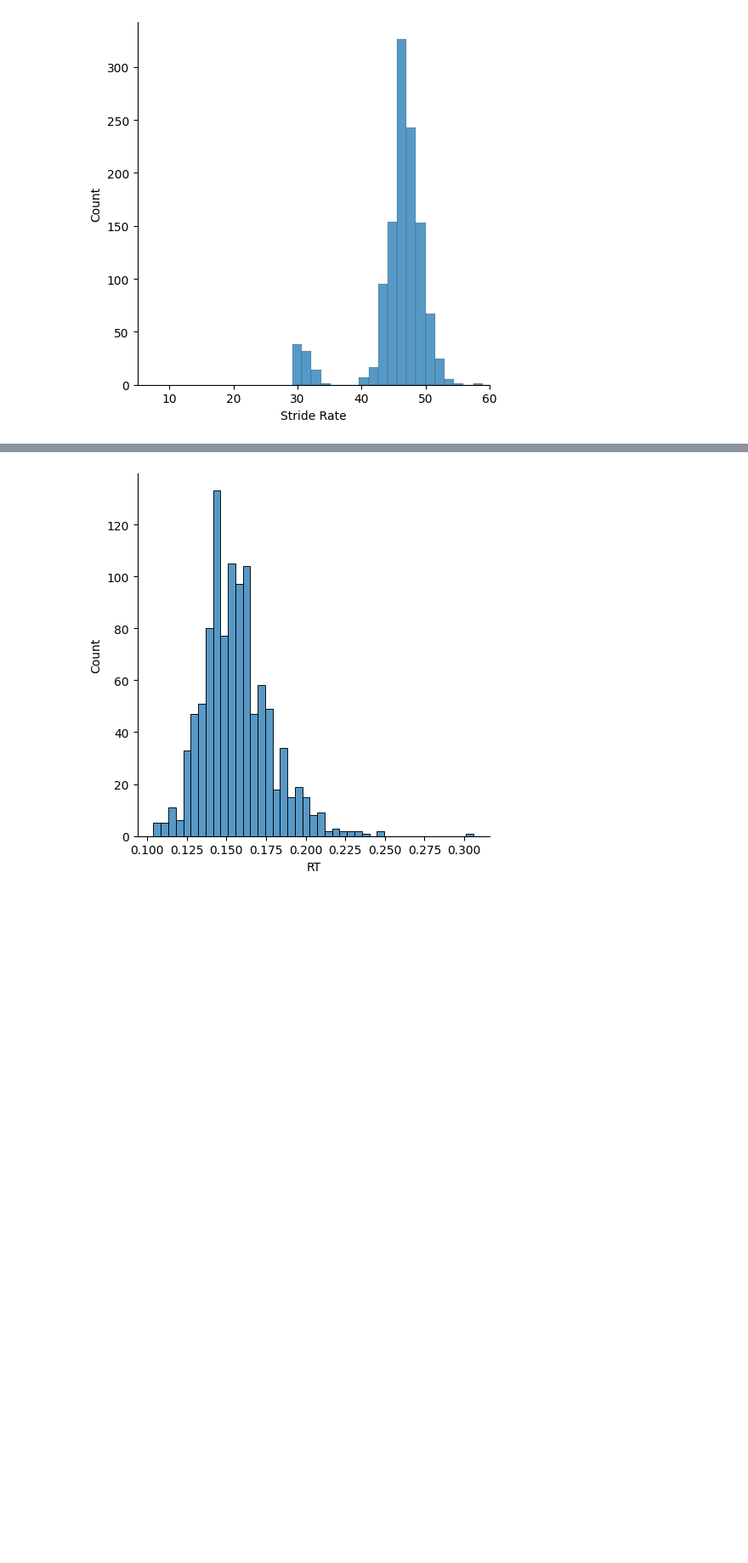
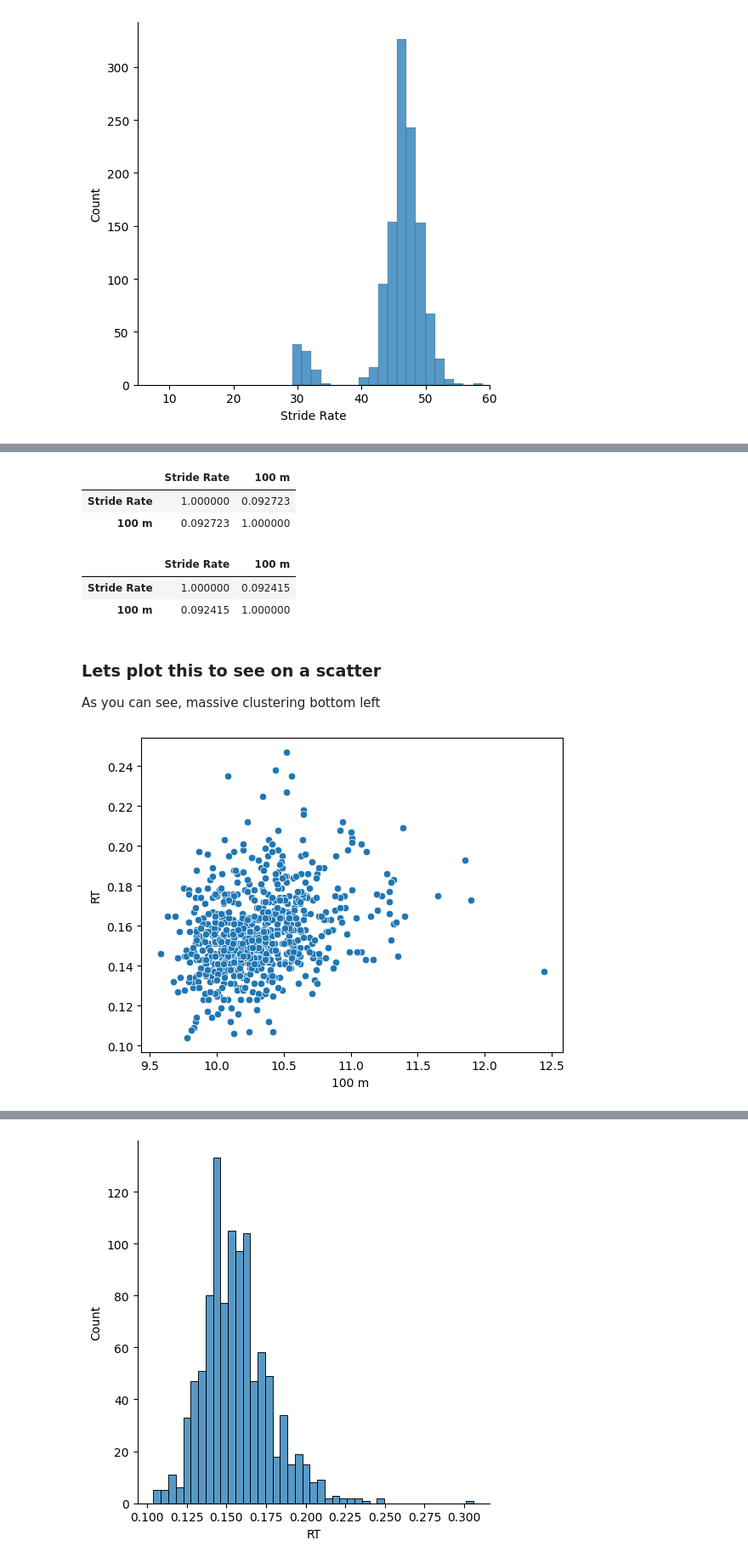
Before and after one commit to edrapac/TrackAndFieldAnalytics, a Jupyter notebook: TrackAnalytics.ipynb, the cells around one changed output, grey strips where cells are left out. Shown at 85% size. Saved outputs shown, nothing was run; the diff lists cells and outputs as text; code cells hidden in the pictures; blank space fills up the shorter version.

```diff
--- a/TrackAnalytics.ipynb
+++ b/TrackAnalytics.ipynb
@@ -49,0 +78,23 @@ plot.set(xlim=(5, 60))
+# %%
+# doesnt look great
+stride_rate_100m_time = mens_100[['Stride Rate','100 m ']]
+stride_rate_100m_time.corr()
+# %% [output]
+|  | Stride Rate | 100 m |
+| Stride Rate | 1.000000 | 0.092723 |
+| 100 m | 0.092723 | 1.000000 |
+# %%
+mens_100_no_SR_outliers = mens_100[mens_100['Stride Rate'] > 40]
+stride_rate_100m_time = mens_100_no_SR_outliers[['Stride Rate','100 m ']]
+stride_rate_100m_time.corr()
+# %% [output]
+|  | Stride Rate | 100 m |
+| Stride Rate | 1.000000 | 0.092415 |
+| 100 m | 0.092415 | 1.000000 |
+# %% [markdown]
+### Lets plot this to see on a scatter
+As you can see, massive clustering bottom left
+# %%
+sns.scatterplot(x="100 m ", y="RT", data=mens_100_no_SR_outliers);
+# %% [output]
+[figure, added]
```
Also changed, not shown: parts of 23 cells of this notebook, 6 other files.
